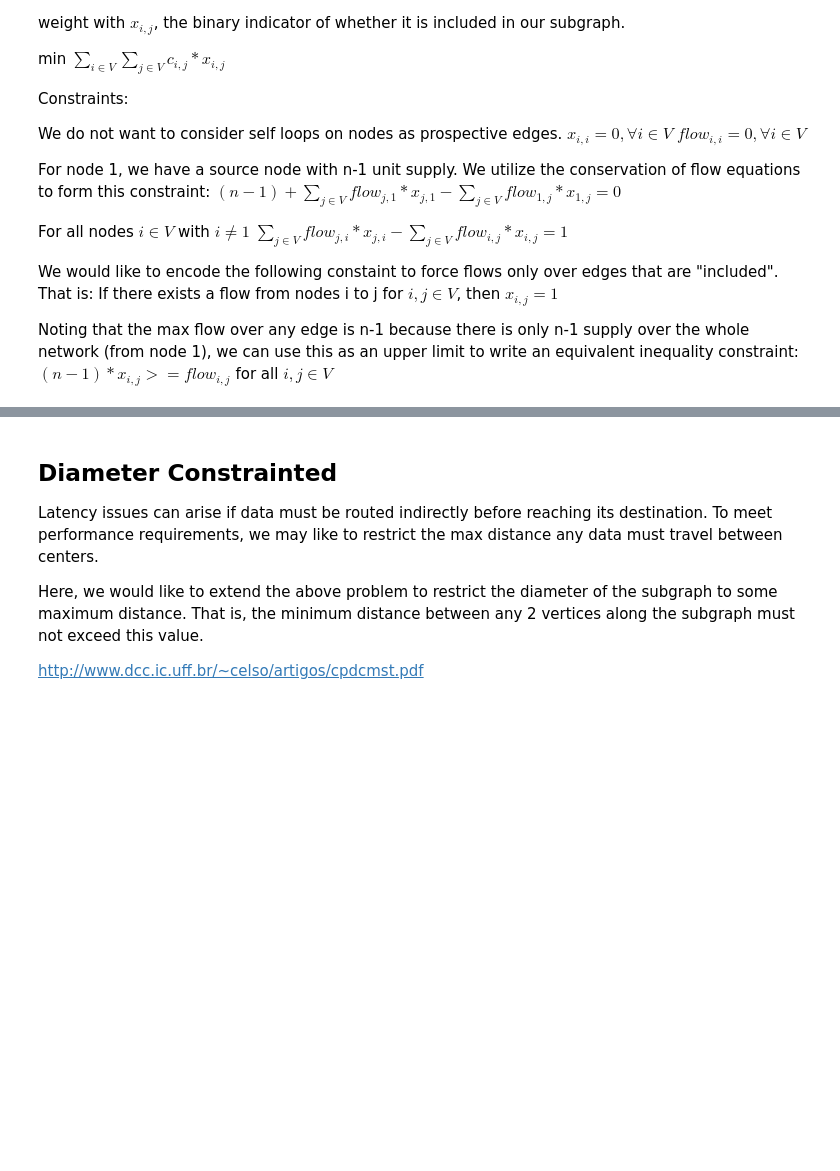
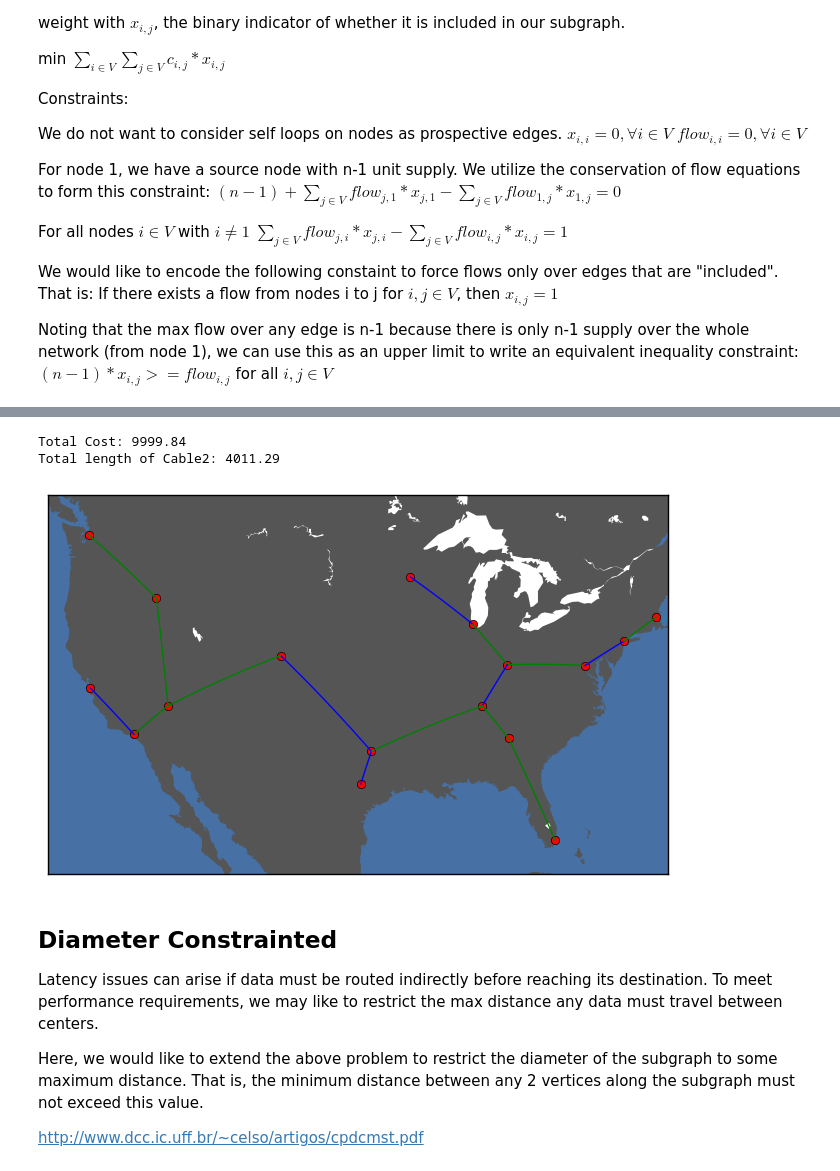
Before and after one commit to mathgeek404/networkOpt, a Jupyter notebook: src/optimal_network.ipynb, the cells around one changed output, grey strips where cells are left out. Cells and saved outputs as stored; diff of their text form; code cells hidden in the pictures; blank space fills up the shorter version.

```diff
--- a/src/optimal_network.ipynb
+++ b/src/optimal_network.ipynb
@@ -323,3 +366,39 @@ mapSolution(getvalue(edge))
+# %%
+edgeResult = getvalue(edge) # edgeResult is the edges from the previous model, shortest distance to cover all the cities
+
+# Cost for the cables per mile and the budget
+cost1 = 1
+cost2 = 2
+budget = 10000
+
+m2 = Model()
+
+# Edges for different cables, edge1 = cable1, edge2 = cable2
+@variable(m2, edge1[centers,centers], Bin)
+@variable(m2, edge2[centers,centers], Bin)
+
+# Constraint to make sure that all the edges are filled up by cables
+@constraint(m2, c1[i in centers, j in centers], edge1[i,j] + edge2[i,j] == edgeResult[i,j])
+
+# Cost for the cables
+@expression(m2, cost, sum{edge1[i,j]*distance[i,j]*cost1 + edge2[i,j]*distance[i,j]*cost2, i in centers, j in centers})
+
+# Cost have to be less than budget
+@constraint(m2, cost <= budget)
+
+# Maximize the length of cable2 because cable2 is of better quality
+@objective(m2, Max, sum{edge2[i,j]*distance[i,j], i in centers, j in centers})
+
+s=solve(m2)
+
+println("Total Cost: ", getvalue(cost))
+println("Total length of Cable2: ", getobjectivevalue(m2))
+
+mapSolution(getvalue(edge1), getvalue(edge2))
+# %% [output]
+Total Cost: 9999.84
+Total length of Cable2: 4011.29
+[figure, added]
 # %% [markdown]
 ## Diameter Constrainted
 
```
Also changed, not shown: parts of 6 cells of this notebook.
